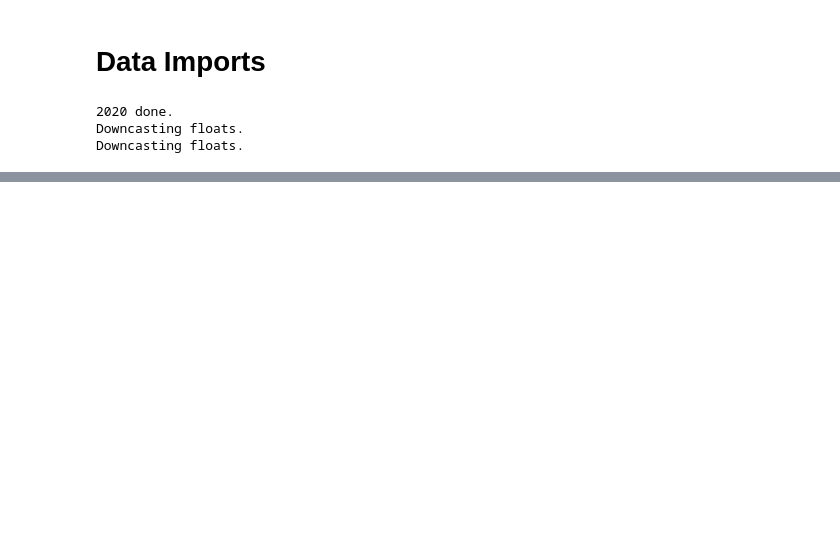
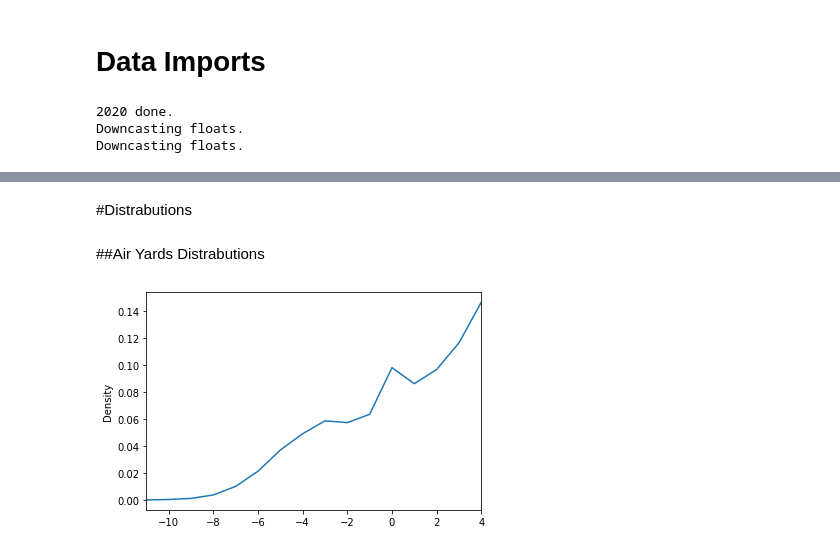
Before and after one commit to Jswirls/NFL_pbp_sim, a Jupyter notebook: NFL_pbp_sim.ipynb, the cells around one changed output, grey strips where cells are left out. Cells and saved outputs as stored; diff of their text form; code cells hidden in the pictures; blank space fills up the shorter version.

```diff
--- a/NFL_pbp_sim.ipynb
+++ b/NFL_pbp_sim.ipynb
@@ -30,7 +37,7 @@ rosters = nfl.import_depth_charts(seasons)
 weekly_2020 = nfl.import_weekly_data([2020],columns=['week','season','player_id','recent_team','completions','attempts','passing_yards','passing_tds','sacks','carries',
                                                     'rushing_yards','rushing_tds','interceptions','sack_fumbles','rushing_fumbles','receptions','targets','receiving_tds',
                                                     'receiving_yards','receiving_fumbles'])
-pbp_cols = ['game_id','home_team','away_team','season_type','week','posteam_type','yardline_100','game_date','half_seconds_remaining','game_seconds_remaining','down','goal_to_go',
+pbp_cols = ['game_id','home_team','away_team','season_type','week','posteam_type','yardline_100','game_date','half_seconds_remaining','game_seconds_remaining','down','goal_to_go','game_half',
             'ydstogo','play_type','yards_gained','shotgun','no_huddle','qb_dropback','qb_kneel','qb_spike','qb_scramble','pass_length','pass_location','air_yards','yards_after_catch',
             'run_location','run_gap','field_goal_result','kick_distance','extra_point_result','two_point_conv_result','home_timeouts_remaining','away_timeouts_remaining',
             'timeout','td_player_id','total_home_score','total_away_score','punt_blocked','incomplete_pass','interception','touchback','punt_fair_catch','fumble_forced','fumble_not_forced','rushing_yards',
@@ -48,0 +69,24 @@ Downcasting floats.
+# %%
+pbp['pos_coach'] = pbp['home_coach']
+pbp['pos_team'] = pbp['home_team']
+pbp['def_team'] = pbp['away_team']
+pbp.loc[(pbp['posteam_type']) == 'away','pos_coach'] = pbp['away_coach']
+pbp.loc[(pbp['posteam_type']) == 'away','pos_team'] = pbp['away_team']
+pbp.loc[(pbp['posteam_type']) == 'away','def_team'] = pbp['home_team']
+pbp = pbp.merge(matchups_df, left_on=['pos_team','def_team'],right_index=True,how='left')
+pbp = pbp.loc[pbp['penalty_type'].isna()]
+pbp.loc[pbp['air_yards'] < 5, 'pass_length'] = 'short'
+pbp.loc[(pbp['air_yards'] > 5) & (pbp['air_yards'] <= 15), 'pass_length'] = 'medium'
+pbp.loc[pbp['air_yards'] > 15, 'pass_length'] = 'deep'
+pbp.loc[((pbp['yardline_100'] <= 20) & (pbp['yardline_100'] > pbp['air_yards'])), 'pass_length'] = 'rz_short'
+pbp.loc[((pbp['yardline_100'] <= 20) & (pbp['yardline_100'] <= pbp['air_yards'])), 'pass_length'] = 'rz_endzone'
+pbp.loc[((pbp['yardline_100'] > 20) & (pbp['yardline_100'] <= pbp['air_yards'])), 'pass_length'] = 'long_endzone'
+pbp.loc[((pbp['passer_player_id'].notna()) & (pbp['receiver_player_id'].isna())), 'pass_length'] = 'throw_away'
+pbp.loc[pbp['sack'] == 1, 'pass_length'] = 'sack'
+pbp.loc[pbp['qb_scramble'] == 1, 'pass_length'] = 'scramble'
+pbp.loc[pbp['qb_scramble'] == 1, 'passer_player_id'] = pbp['rusher_player_id']
+pbp.loc[pbp['qb_spike'] == 1, 'pass_length'] = 'spike'
+pbp.loc[pbp['qb_kneel'] == 1, 'pass_length'] = 'kneel'
+pbp.loc[pbp['qb_scramble'] == 1, 'rusher_player_id'] = None
+passing_plays = pbp.loc[pbp['pass_length'].notna()]
+non_passing = pbp.loc[pbp['pass_length'].isna()]
@@ -48,0 +581,4 @@ Downcasting floats.
+# %% [markdown]
+#Distrabutions
+# %% [markdown]
+##Air Yards Distrabutions
@@ -48,0 +590,4 @@ Downcasting floats.
+# %%
+short_dist = short_passes['air_yards'].plot.density(xlim=(int(short_passes['air_yards'].min()),int(short_passes['air_yards'].max()-1)), ind=range(int(short_passes['air_yards'].min()),int(short_passes['air_yards'].max()))).get_lines()[0].get_xydata()
+# %% [output]
+[figure, added]
```
Also changed, not shown: parts of 140 cells of this notebook.
